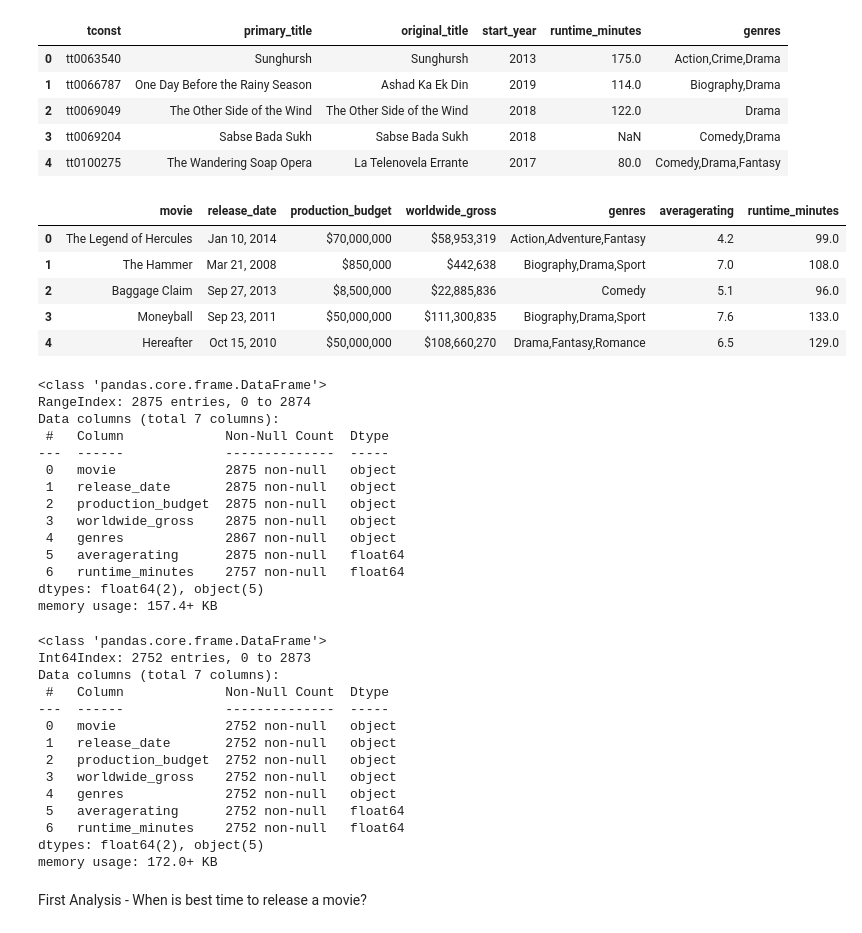
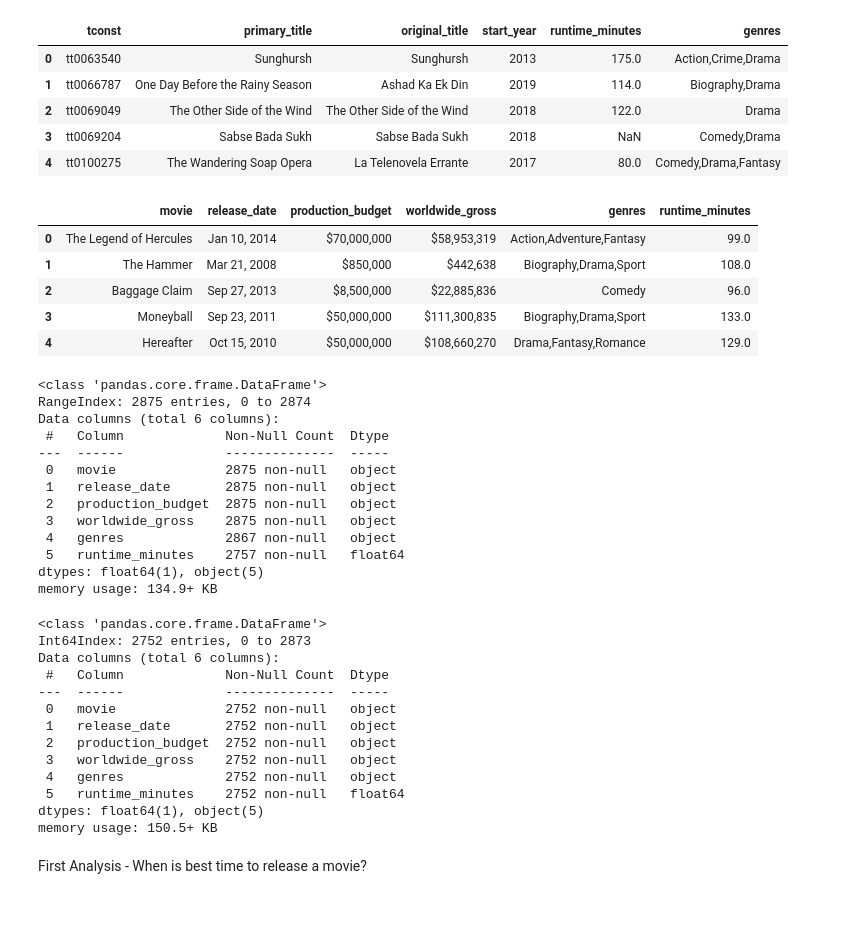
Before and after one commit to simrank3/Phase-1-Project, a Jupyter notebook: student.ipynb, the cells around one changed output. Drawn from its saved outputs; the diff is of its cells as text; code cells hidden in the pictures.

```diff
--- a/student.ipynb
+++ b/student.ipynb
@@ -91,36 +91,36 @@ df.head()
 # %%
 from pandasql import sqldf
 import pandasql
 
 # dataframe creation
 df1 = pd.read_csv('zippedData/tn.movie_budgets.csv.gz',compression='gzip',error_bad_lines=False)
 df2 = pd.read_csv('zippedData/imdb.title.ratings.csv.gz',compression='gzip',error_bad_lines=False)
 df3 = pd.read_csv('zippedData/imdb.title.basics.csv.gz',compression='gzip',error_bad_lines=False)
 
 # defining query using dataram
-query = """SELECT movie, release_date, production_budget, worldwide_gross, genres, averagerating, runtime_minutes
+query = """SELECT movie, release_date, production_budget, worldwide_gross, genres, runtime_minutes
 FROM df2
 JOIN df1 ON df1.movie=df3.primary_title
 JOIN df3 ON df2.tconst=df3.tconst
 ;"""
 
 # returning query as a dataframe
 df_query_output = pandasql.sqldf(query)
 df_query_output.head()
 # %% [output]
-|  | movie | release_date | production_budget | worldwide_gross | genres | averagerating | runtime_minutes |
-| 0 | The Legend of Hercules | Jan 10, 2014 | $70,000,000 | $58,953,319 | Action,Adventure,Fantasy | 4.2 | 99.0 |
-| 1 | The Hammer | Mar 21, 2008 | $850,000 | $442,638 | Biography,Drama,Sport | 7.0 | 108.0 |
-| 2 | Baggage Claim | Sep 27, 2013 | $8,500,000 | $22,885,836 | Comedy | 5.1 | 96.0 |
-| 3 | Moneyball | Sep 23, 2011 | $50,000,000 | $111,300,835 | Biography,Drama,Sport | 7.6 | 133.0 |
-| 4 | Hereafter | Oct 15, 2010 | $50,000,000 | $108,660,270 | Drama,Fantasy,Romance | 6.5 | 129.0 |
+|  | movie | release_date | production_budget | worldwide_gross | genres | runtime_minutes |
+| 0 | The Legend of Hercules | Jan 10, 2014 | $70,000,000 | $58,953,319 | Action,Adventure,Fantasy | 99.0 |
+| 1 | The Hammer | Mar 21, 2008 | $850,000 | $442,638 | Biography,Drama,Sport | 108.0 |
+| 2 | Baggage Claim | Sep 27, 2013 | $8,500,000 | $22,885,836 | Comedy | 96.0 |
+| 3 | Moneyball | Sep 23, 2011 | $50,000,000 | $111,300,835 | Biography,Drama,Sport | 133.0 |
+| 4 | Hereafter | Oct 15, 2010 | $50,000,000 | $108,660,270 | Drama,Fantasy,Romance | 129.0 |
 # %%
 # Getting a summary of the dataset that was created
 df_query_output.info()
 # %% [output]
 <class 'pandas.core.frame.DataFrame'>
 RangeIndex: 2875 entries, 0 to 2874
-Data columns (total 7 columns):
+Data columns (total 6 columns):
  #   Column             Non-Null Count  Dtype
 ---  ------             --------------  -----
  0   movie              2875 non-null   object
@@ -128,10 +128,9 @@ Data columns (total 7 columns):
  2   production_budget  2875 non-null   object
  3   worldwide_gross    2875 non-null   object
  4   genres             2867 non-null   object
- 5   averagerating      2875 non-null   float64
- 6   runtime_minutes    2757 non-null   float64
-dtypes: float64(2), object(5)
-memory usage: 157.4+ KB
+ 5   runtime_minutes    2757 non-null   float64
+dtypes: float64(1), object(5)
+memory usage: 134.9+ KB
 # %%
 # Dropping rows that don't have values (specifically referring to the genres & runtime_minutes column) and rechecking the dataframe
 df4= df_query_output.dropna()
@@ -139,7 +138,7 @@ df4.info()
 # %% [output]
 <class 'pandas.core.frame.DataFrame'>
 Int64Index: 2752 entries, 0 to 2873
-Data columns (total 7 columns):
+Data columns (total 6 columns):
  #   Column             Non-Null Count  Dtype
 ---  ------             --------------  -----
  0   movie              2752 non-null   object
@@ -147,10 +146,9 @@ Data columns (total 7 columns):
  2   production_budget  2752 non-null   object
  3   worldwide_gross    2752 non-null   object
  4   genres             2752 non-null   object
- 5   averagerating      2752 non-null   float64
- 6   runtime_minutes    2752 non-null   float64
-dtypes: float64(2), object(5)
-memory usage: 172.0+ KB
+ 5   runtime_minutes    2752 non-null   float64
+dtypes: float64(1), object(5)
+memory usage: 150.5+ KB
 # %% [markdown]
 First Analysis - When is best time to release a movie?
 # %%
```
Also changed, not shown: parts of 10 cells of this notebook.
